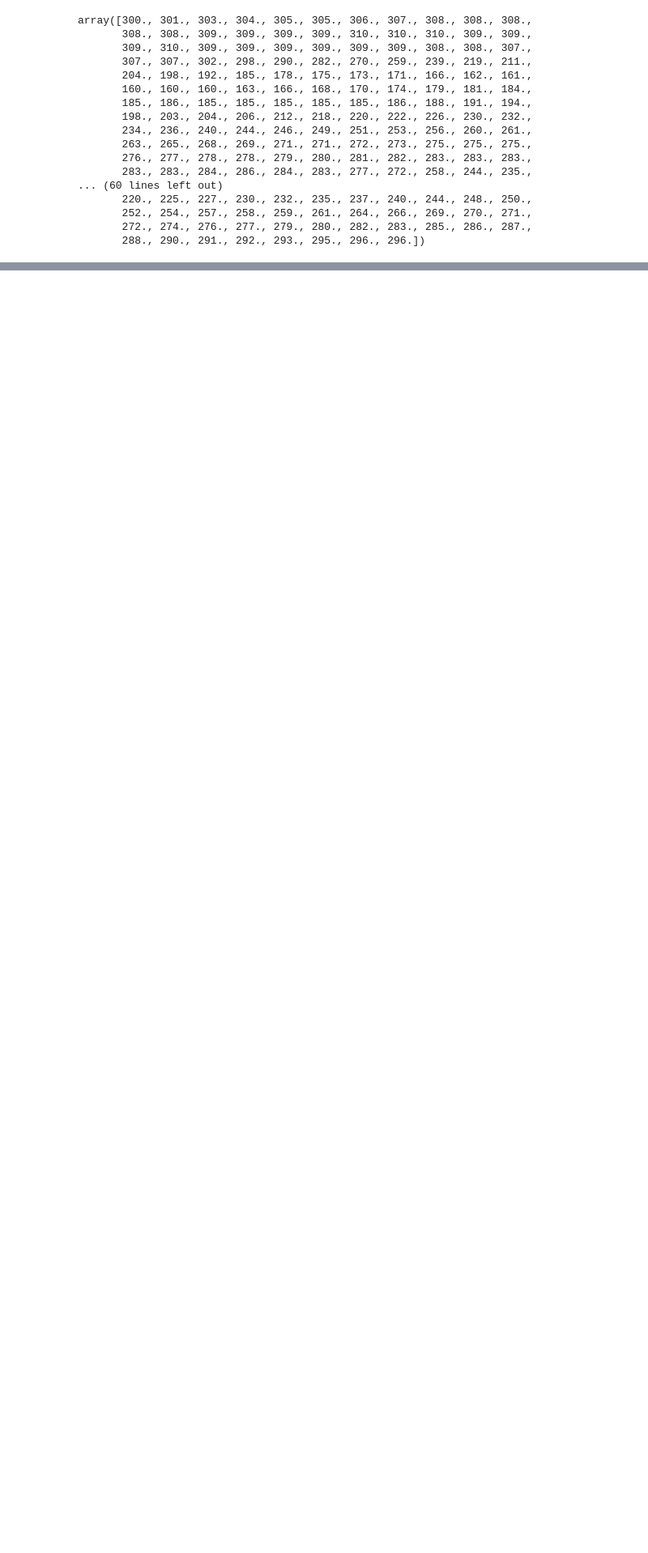
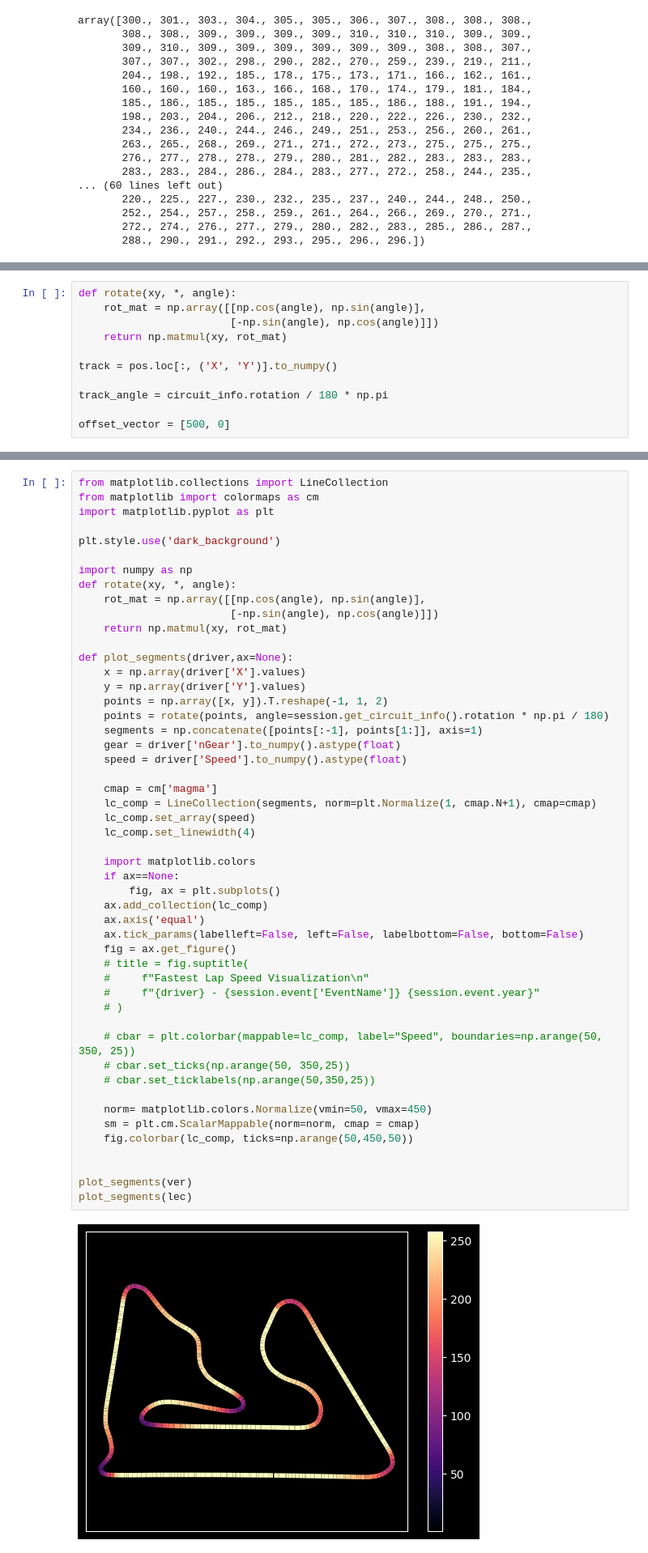
Before and after one commit to srikrishnaa97/F1-data-analysis, a Jupyter notebook: f1_data_analysis.ipynb, the cells around one changed output, grey strips where cells are left out. Shown at 81% size. Cells and saved outputs as stored; diff of their text form; blank space fills up the shorter version.

Commit message:
track dominance chart added

```diff
--- a/f1_data_analysis.ipynb
+++ b/f1_data_analysis.ipynb
@@ -1013,0 +990,11 @@ all_tel.head()
+# %%
+def rotate(xy, *, angle):
+    rot_mat = np.array([[np.cos(angle), np.sin(angle)],
+                        [-np.sin(angle), np.cos(angle)]])
+    return np.matmul(xy, rot_mat)
+
+track = pos.loc[:, ('X', 'Y')].to_numpy()
+
+track_angle = circuit_info.rotation / 180 * np.pi
+
+offset_vector = [500, 0]
@@ -1013,0 +1005,52 @@ all_tel.head()
+# %%
+from matplotlib.collections import LineCollection
+from matplotlib import colormaps as cm
+import matplotlib.pyplot as plt
+
+plt.style.use('dark_background')
+
+import numpy as np
+def rotate(xy, *, angle):
+    rot_mat = np.array([[np.cos(angle), np.sin(angle)],
+                        [-np.sin(angle), np.cos(angle)]])
+    return np.matmul(xy, rot_mat)
+
+def plot_segments(driver,ax=None):
+    x = np.array(driver['X'].values)
+    y = np.array(driver['Y'].values)
+    points = np.array([x, y]).T.reshape(-1, 1, 2)
+    points = rotate(points, angle=session.get_circuit_info().rotation * np.pi / 180)
+    segments = np.concatenate([points[:-1], points[1:]], axis=1)
+    gear = driver['nGear'].to_numpy().astype(float)
+    speed = driver['Speed'].to_numpy().astype(float)
+
+    cmap = cm['magma']
+    lc_comp = LineCollection(segments, norm=plt.Normalize(1, cmap.N+1), cmap=cmap)
+    lc_comp.set_array(speed)
+    lc_comp.set_linewidth(4)
+
+    import matplotlib.colors
+    if ax==None:
+        fig, ax = plt.subplots()
+    ax.add_collection(lc_comp)
+    ax.axis('equal')
+    ax.tick_params(labelleft=False, left=False, labelbottom=False, bottom=False)
+    fig = ax.get_figure()
+    # title = fig.suptitle(
+    #     f"Fastest Lap Speed Visualization\n"
+    #     f"{driver} - {session.event['EventName']} {session.event.year}"
+    # )
+
+    # cbar = plt.colorbar(mappable=lc_comp, label="Speed", boundaries=np.arange(50, 350, 25))
+    # cbar.set_ticks(np.arange(50, 350,25))
+    # cbar.set_ticklabels(np.arange(50,350,25))
+
+    norm= matplotlib.colors.Normalize(vmin=50, vmax=450)
+    sm = plt.cm.ScalarMappable(norm=norm, cmap = cmap)
+    fig.colorbar(lc_comp, ticks=np.arange(50,450,50))
+
+
+plot_segments(ver)
+plot_segments(lec)
+# %% [output]
+[figure, added]
```
Also changed, not shown: parts of 47 cells of this notebook, 2 other files.
